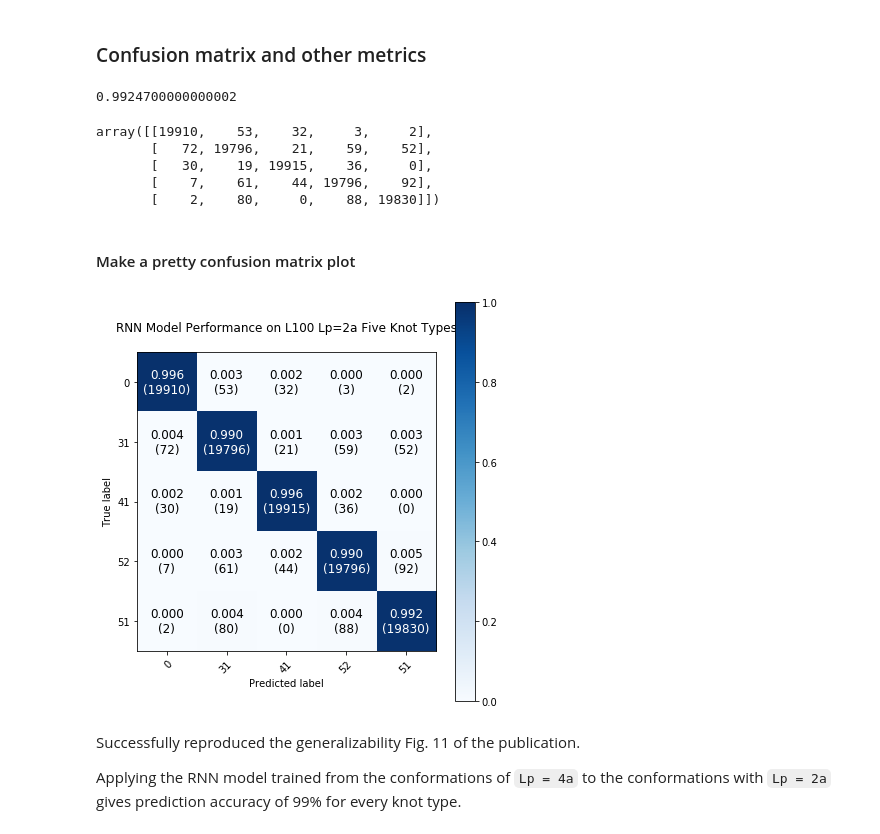
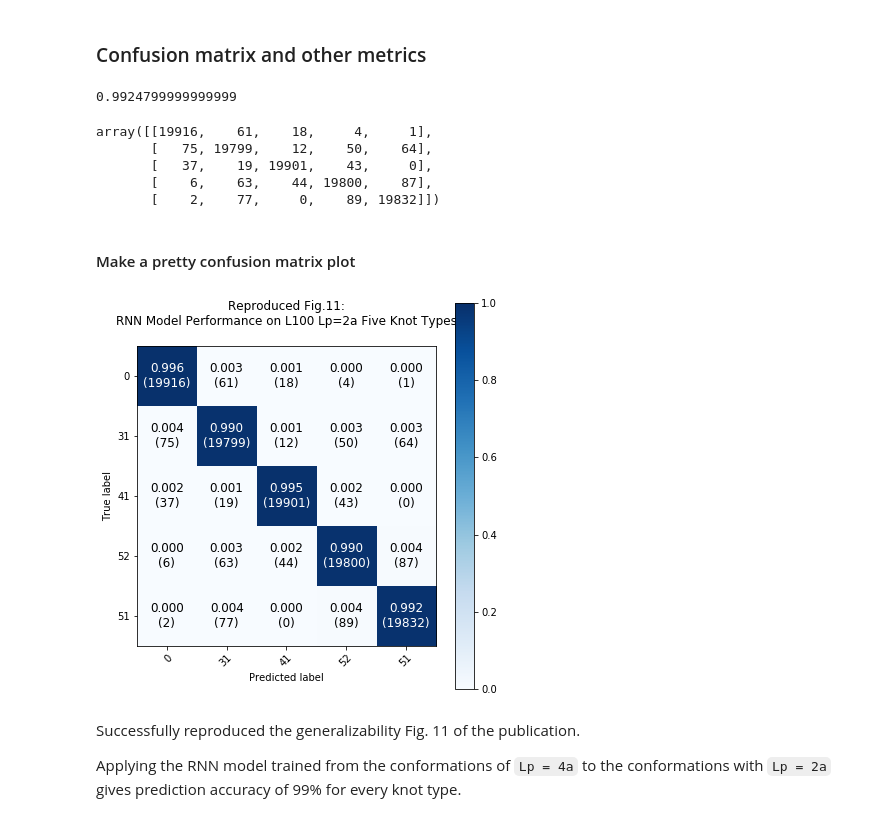
Before and after one commit to CompSoftMatterBiophysics-CityU-HK/Identify-Knot-Types-by-ML-PRE2020, a Jupyter notebook: Generalize_Bending_Stiffness_Fig11.ipynb, the cells around one changed output. Drawn from its saved outputs; the diff is of its cells as text; code cells hidden in the pictures.

```diff
--- a/Generalize_Bending_Stiffness_Fig11.ipynb
+++ b/Generalize_Bending_Stiffness_Fig11.ipynb
@@ -186,10 +192,8 @@ test_y shape:  (100000,)
 # %% [markdown]
 **Load the xyz coordinate values from text files as array for input to the model**
 # %%
-%%time
-
 # use float32 with loadtxt
-test_x = np.array([np.loadtxt(f, dtype=np.float32) for f in test_x_files])
+test_x = np.array([np.loadtxt(f, dtype=np.float32) for f in tqdm(test_x_files, mininterval=1)])
 
 print("test_x.shape is: ", test_x.shape)
 # %% [output]
@@ -370,15 +372,15 @@ predictions = model.predict_classes(test_x, batch_size=2048, verbose=1)
 # balanced_accuracy_score(y_true, y_pred, *[, ...]) Compute the balanced accuracy.
 balanced_accuracy_score(test_y, predictions)
 # %% [output]
-0.9924700000000002
+0.9924799999999999
 # %%
 confusion_matrix(test_y, predictions)
 # %% [output]
-array([[19910,    53,    32,     3,     2],
-       [   72, 19796,    21,    59,    52],
-       [   30,    19, 19915,    36,     0],
-       [    7,    61,    44, 19796,    92],
-       [    2,    80,     0,    88, 19830]])
+array([[19916,    61,    18,     4,     1],
+       [   75, 19799,    12,    50,    64],
+       [   37,    19, 19901,    43,     0],
+       [    6,    63,    44, 19800,    87],
+       [    2,    77,     0,    89, 19832]])
 # %% [markdown]
 #### Make a pretty confusion matrix plot
 # %%
@@ -390,7 +392,7 @@ classes = ["0", "31", "41", "52", "51"]
 
 fig, ax = plt.subplots(figsize=(6, 6))
 
-title = 'RNN Model Performance on L100 Lp=2a Five Knot Types\n'
+title = 'Reproduced Fig.11:\nRNN Model Performance on L100 Lp=2a Five Knot Types\n'
 
 # Compute confusion matrix
 cm = confusion_matrix(test_y, predictions)
@@ -407,34 +409,34 @@ ax.figure.colorbar(im, ax=ax)
 # We want to show all ticks...
 ax.set(xticks=np.arange(cm.shape[1]),
         yticks=np.arange(cm.shape[0]),
         ylim=(4.5, -.5),
         # ... and label them with the respective list entries
         xticklabels=classes, yticklabels=classes,
         title=title,
         ylabel='True label',
         xlabel='Predicted label')
 
 # Rotate the tick labels and set their alignment.
 plt.setp(ax.get_xticklabels(), rotation=45, ha="right",
             rotation_mode="anchor")
 
 # Loop over data dimensions and create text annotations.
 fmt = '.3f'
 thresh = cm.max() / 2.
 for i in range(cm.shape[0]):
     for j in range(cm.shape[1]):
         ax.text(
             j, i,
             format(cm[i, j], fmt) + "\n(" + format(abs_num[i, j], 'd') + ")",
             ha="center", va="center", fontsize=12,
             color="white" if cm[i, j] > thresh else "black")
 
 fig.tight_layout()
 
 # Plot normalized confusion matrix
 plt.show()
 # %% [output]
-[figure, old version]
+[figure, new version]
 # %% [markdown]
 Successfully reproduced the generalizability Fig. 11 of the publication.
 
```
Also changed, not shown: parts of 12 cells of this notebook, 1 other file.
